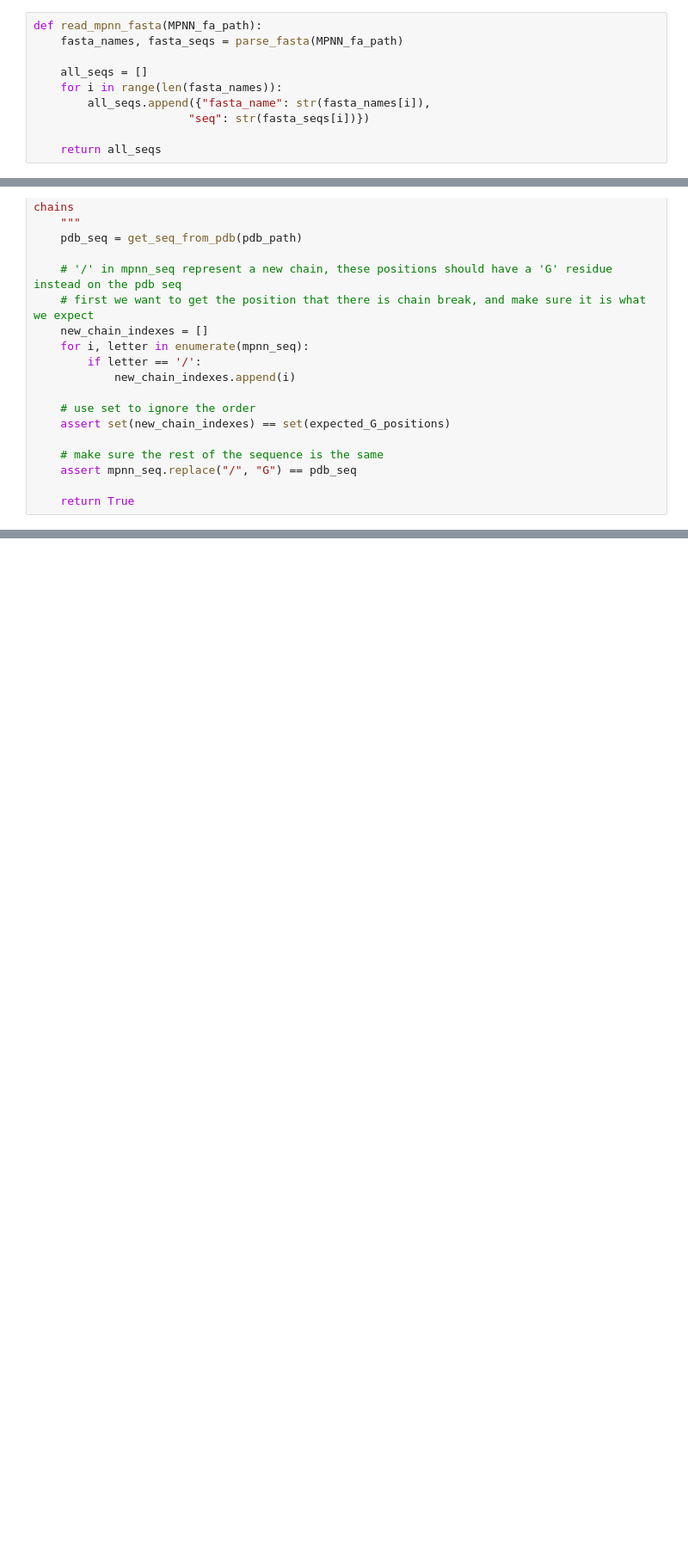
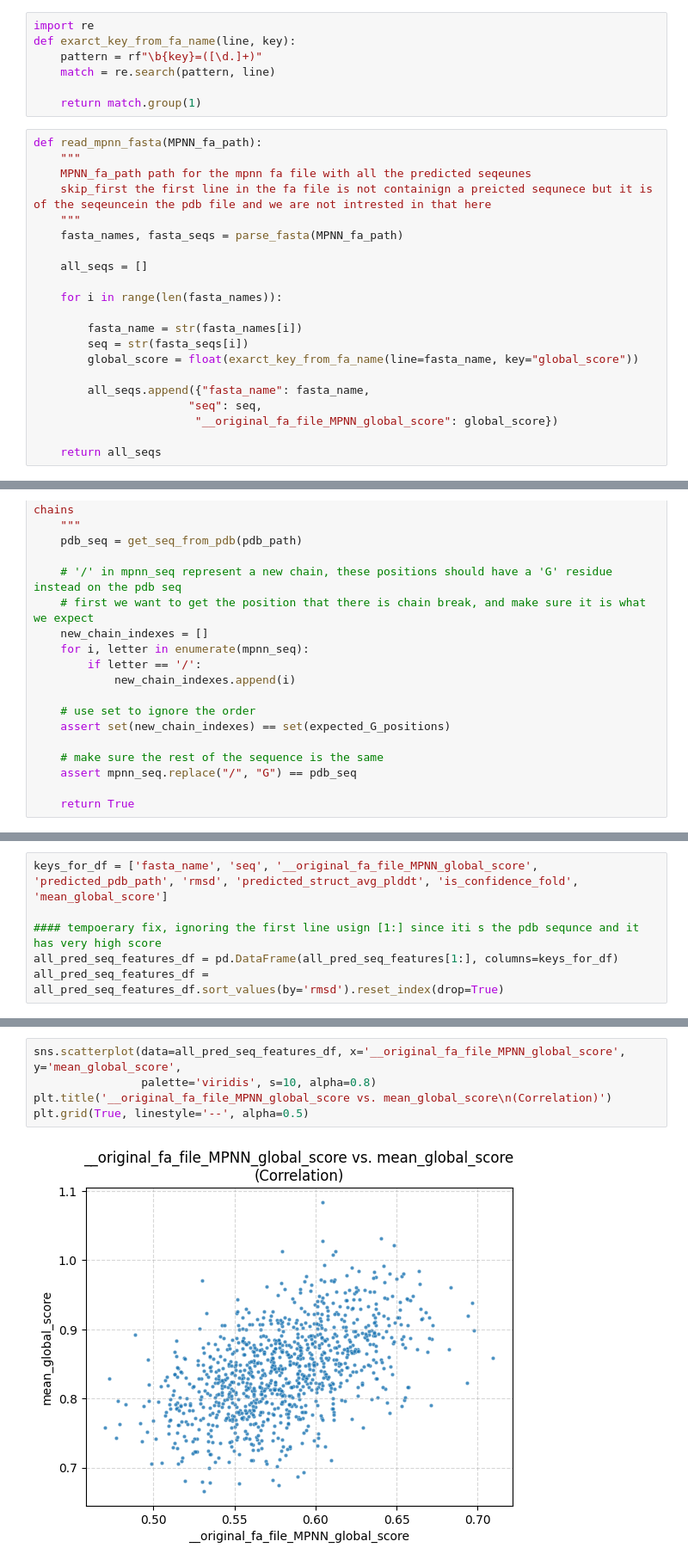
Before and after one commit to ElonGawi/master_thesis_mpnn_distrution_tests, a Jupyter notebook: bence files/esm_folded_files.ipynb, the cells around one changed output, grey strips where cells are left out. Shown at 86% size. Drawn from its saved outputs; the diff is of its cells as text; blank space fills up the shorter version.

```diff
--- a/bence files/esm_folded_files.ipynb
+++ b/bence files/esm_folded_files.ipynb
@@ -151,14 +157,32 @@ def parse_fasta(filename,limit=-1, omit=[]):
     lines.close()
     sequence = [''.join(seq) for seq in sequence]
     return np.array(header), np.array(sequence)
+# %%
+import re
+def exarct_key_from_fa_name(line, key):
+    pattern = rf"\b{key}=([\d.]+)"
+    match = re.search(pattern, line)
+
+    return match.group(1)
 # %%
 def read_mpnn_fasta(MPNN_fa_path):
+    """
+    MPNN_fa_path path for the mpnn fa file with all the predicted seqeunes
+    skip_first the first line in the fa file is not containign a preicted sequnece but it is of the seqeuncein the pdb file and we are not intrested in that here
+    """
     fasta_names, fasta_seqs = parse_fasta(MPNN_fa_path)
 
     all_seqs = []
+
     for i in range(len(fasta_names)):
-        all_seqs.append({"fasta_name": str(fasta_names[i]),
-                       "seq": str(fasta_seqs[i])})
+
+        fasta_name = str(fasta_names[i])
+        seq = str(fasta_seqs[i])
+        global_score = float(exarct_key_from_fa_name(line=fasta_name, key="global_score"))
+
+        all_seqs.append({"fasta_name": fasta_name,
+                       "seq": seq,
+                        "__original_fa_file_MPNN_global_score": global_score})
 
     return all_seqs
 # %%
@@ -397,0 +365,6 @@ Good Models Found: 590
+# %%
+keys_for_df = ['fasta_name', 'seq', '__original_fa_file_MPNN_global_score', 'predicted_pdb_path', 'rmsd', 'predicted_struct_avg_plddt', 'is_confidence_fold', 'mean_global_score']
+
+#### tempoerary fix, ignoring the first line usign [1:] since iti s the pdb sequnce and it has very high score
+all_pred_seq_features_df = pd.DataFrame(all_pred_seq_features[1:], columns=keys_for_df)
+all_pred_seq_features_df = all_pred_seq_features_df.sort_values(by='rmsd').reset_index(drop=True)
@@ -397,0 +467,7 @@ Good Models Found: 590
+# %%
+sns.scatterplot(data=all_pred_seq_features_df, x='__original_fa_file_MPNN_global_score', y='mean_global_score',
+                palette='viridis', s=10, alpha=0.8)
+plt.title('__original_fa_file_MPNN_global_score vs. mean_global_score\n(Correlation)')
+plt.grid(True, linestyle='--', alpha=0.5)
+# %% [output]
+[figure, added]
```
Also changed, not shown: parts of 26 cells of this notebook, 2 other files.
